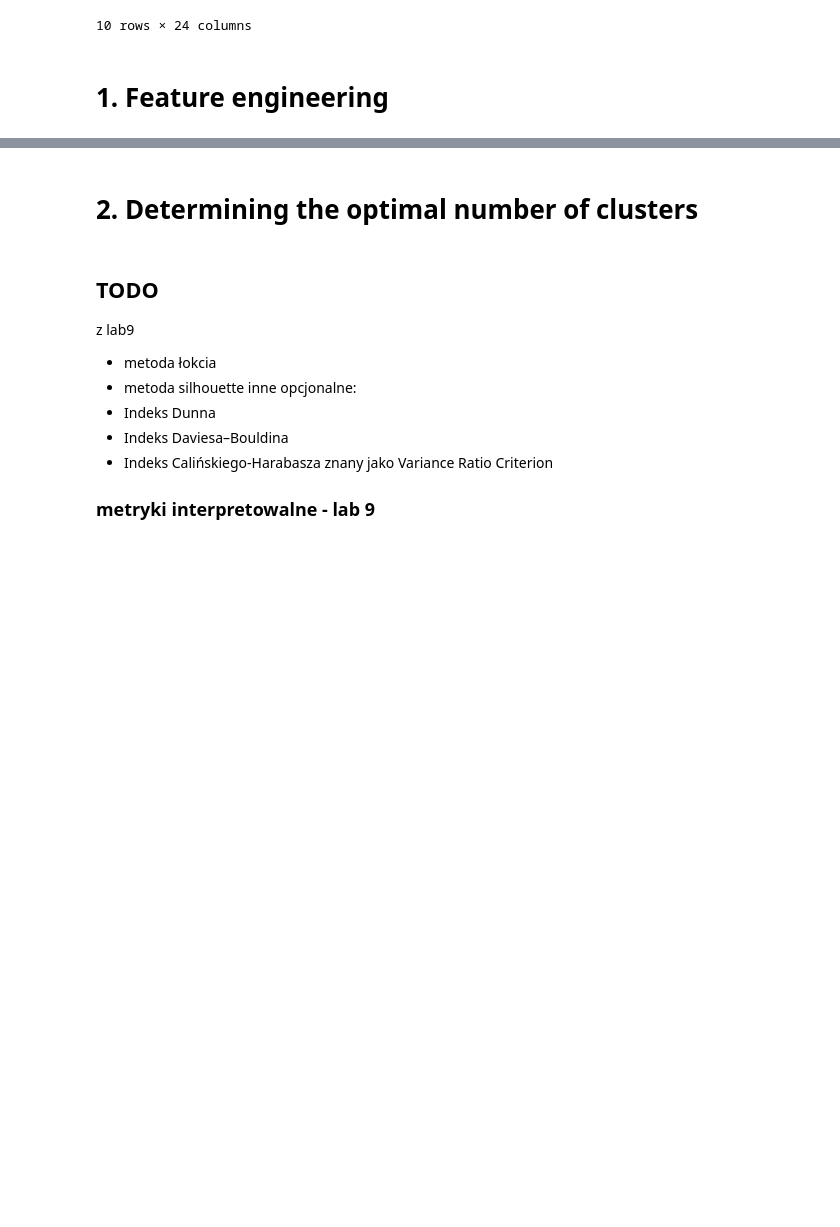
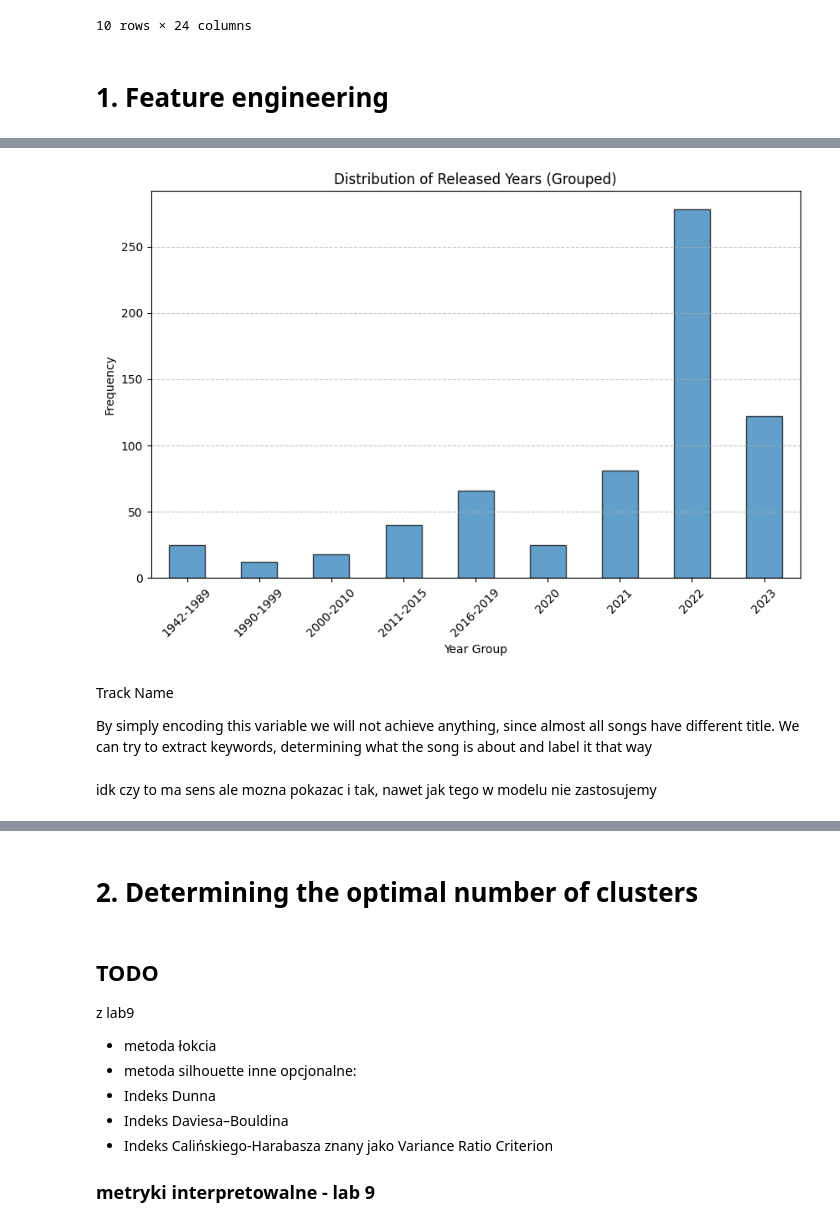
Before and after one commit to nataliachoszczyk/spotify-songs-clustering, a Jupyter notebook: FE_modelling_KM2/modelling_N.ipynb, the cells around one changed output, grey strips where cells are left out. Cells and saved outputs as stored; diff of their text form; code cells hidden in the pictures; blank space fills up the shorter version.

```diff
--- a/FE_modelling_KM2/modelling_N.ipynb
+++ b/FE_modelling_KM2/modelling_N.ipynb
@@ -47,0 +147,16 @@ spotify_df.head(10)
+# %%
+bins = [1942, 1989, 1999, 2010, 2015, 2019, 2020, 2021, 2022, 2023]
+labels = ['1942-1989', '1990-1999', '2000-2010', '2011-2015', '2016-2019', '2020', '2021', '2022', '2023']
+
+spotify_df['year_group'] = pd.cut(spotify_df['released_year'], bins=bins, labels=labels, right=True, include_lowest=True)
+# %%
+plt.figure(figsize=(10, 6))
+spotify_df['year_group'].value_counts().sort_index().plot(kind='bar', edgecolor='k', alpha=0.7)
+plt.title('Distribution of Released Years (Grouped)')
+plt.xlabel('Year Group')
+plt.ylabel('Frequency')
+plt.grid(axis='y', linestyle='--', alpha=0.7)
+plt.xticks(rotation=45)
+plt.show()
+# %% [output]
+[figure, added]
@@ -47,0 +167,6 @@ spotify_df.head(10)
+# %% [markdown]
+Track Name
+
+By simply encoding this variable we will not achieve anything, since almost all songs have different title. We can try to extract keywords, determining what the song is about and label it that way
+# %% [markdown]
+idk czy to ma sens ale mozna pokazac i tak, nawet jak tego w modelu nie zastosujemy
```
Also changed, not shown: parts of 24 cells of this notebook.
